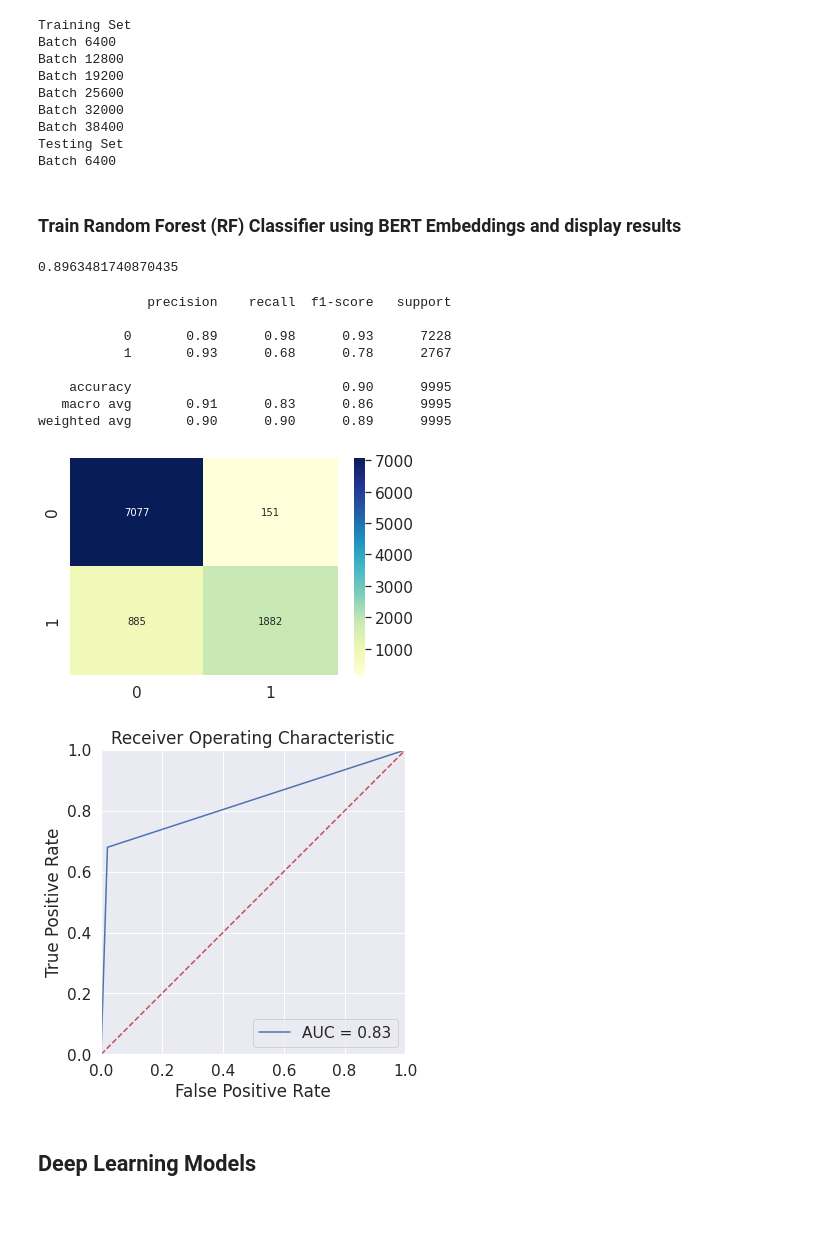
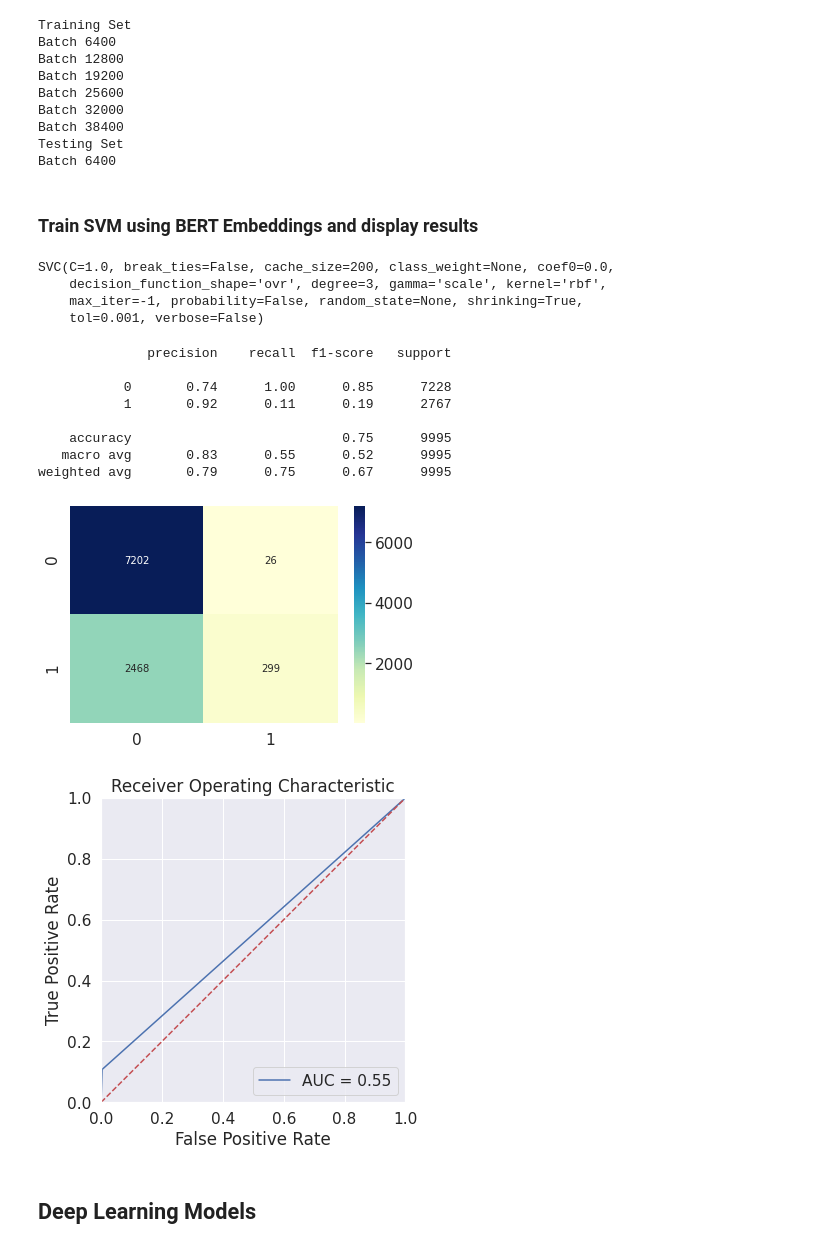
Before and after one commit to FaiZaman/Fake-News-Detection-with-Natural-Language-Processing, a Jupyter notebook: Fake_News_Challenge_Classifier.ipynb, the cells around one changed output. Cells and saved outputs as stored; diff of their text form; code cells hidden in the pictures; blank space fills up the shorter version.

```diff
--- a/Fake_News_Challenge_Classifier.ipynb
+++ b/Fake_News_Challenge_Classifier.ipynb
@@ -154,17 +152,17 @@ class ColumnExtractor(TransformerMixin):
 ### Pipelines and Feature Union of Headline and Article Body
 - Apply fit transform
 # %%
-max_features = 200
+# feature extraction with TF-IDF
 
 # create pipes and perform TF-IDF on Headline and Body columns
 headline_pipe = make_pipeline(
     ColumnExtractor('Headline'),
-    TfidfVectorizer(decode_error='ignore', min_df=4, max_df=0.5, max_features=max_features, lowercase=True)
+    TfidfVectorizer(decode_error='ignore', min_df=4, max_df=0.5, max_features=200, lowercase=True)
 )
 
 body_pipe = make_pipeline(
     ColumnExtractor('articleBody'),
-    TfidfVectorizer(decode_error='ignore', min_df=4, max_df=0.5, max_features=max_features, lowercase=True)
+    TfidfVectorizer(decode_error='ignore', min_df=4, max_df=0.5, max_features=200, lowercase=True)
 )
 
 # combine headline and body transformers with a feature union and weight equally
@@ -227,10 +225,13 @@ def plot_roc_curve(y_test, y_pred):
 # %% [markdown]
 ### Display Classification Accuracies over results and plot Confusion Matrix and ROC Curve results
 # %%
-def display_results(y_pred, y_val):
+def display_results(model, val, y_val):
 
-    # print classification report and plot confusion matrix and ROC curve
+    # predict and print report
+    y_pred = model.predict(val)
     print(metrics.classification_report(y_val, y_pred))
+
+    # plot confusion matrix and ROC curve
     plot_confusion_matrix(y_val, y_pred)
     plot_roc_curve(y_val, y_pred)
 # %% [markdown]
@@ -258,0 +241,3 @@ weighted avg       0.97      0.97      0.96      9995
+# %%
+model = SVC(kernel='rbf')
+model.fit(tfidf_train, y_train)
@@ -335,26 +338,28 @@ Batch 6400
 bert_train = torch.load(main_path + 'bert_train.pt')
 bert_val = torch.load(main_path + 'bert_val.pt')
 # %% [markdown]
-### Train Random Forest (RF) Classifier using BERT Embeddings and display results
+### Train SVM using BERT Embeddings and display results
-# %%
-bert_RF_model = RandomForestClassifier(random_state=0).fit(bert_train.cpu(), y_train)
-bert_RF_model.score(bert_val.cpu(), y_val)
-# %% [output]
-0.8963481740870435
+# %%
+model = SVC(kernel='rbf')
+model.fit(bert_train.cpu(), y_train)
+# %% [output]
+SVC(C=1.0, break_ties=False, cache_size=200, class_weight=None, coef0=0.0,
+    decision_function_shape='ovr', degree=3, gamma='scale', kernel='rbf',
+    max_iter=-1, probability=False, random_state=None, shrinking=True,
+    tol=0.001, verbose=False)
 # %%
-y_pred = bert_RF_model.predict(bert_val.cpu())
-display_results(y_pred, y_val)
+display_results(model, bert_val.cpu(), y_val)
 # %% [output]
               precision    recall  f1-score   support
 
-           0       0.89      0.98      0.93      7228
-           1       0.93      0.68      0.78      2767
+           0       0.74      1.00      0.85      7228
+           1       0.92      0.11      0.19      2767
 
-    accuracy                           0.90      9995
-   macro avg       0.91      0.83      0.86      9995
-weighted avg       0.90      0.90      0.89      9995
+    accuracy                           0.75      9995
+   macro avg       0.83      0.55      0.52      9995
+weighted avg       0.79      0.75      0.67      9995
-[figure, old version]
+[figure, new version]
-[figure, old version]
+[figure, new version]
 # %% [markdown]
 ## Deep Learning Models
 # %% [markdown]
```
Also changed, not shown: parts of 15 cells of this notebook, 2 other files.
